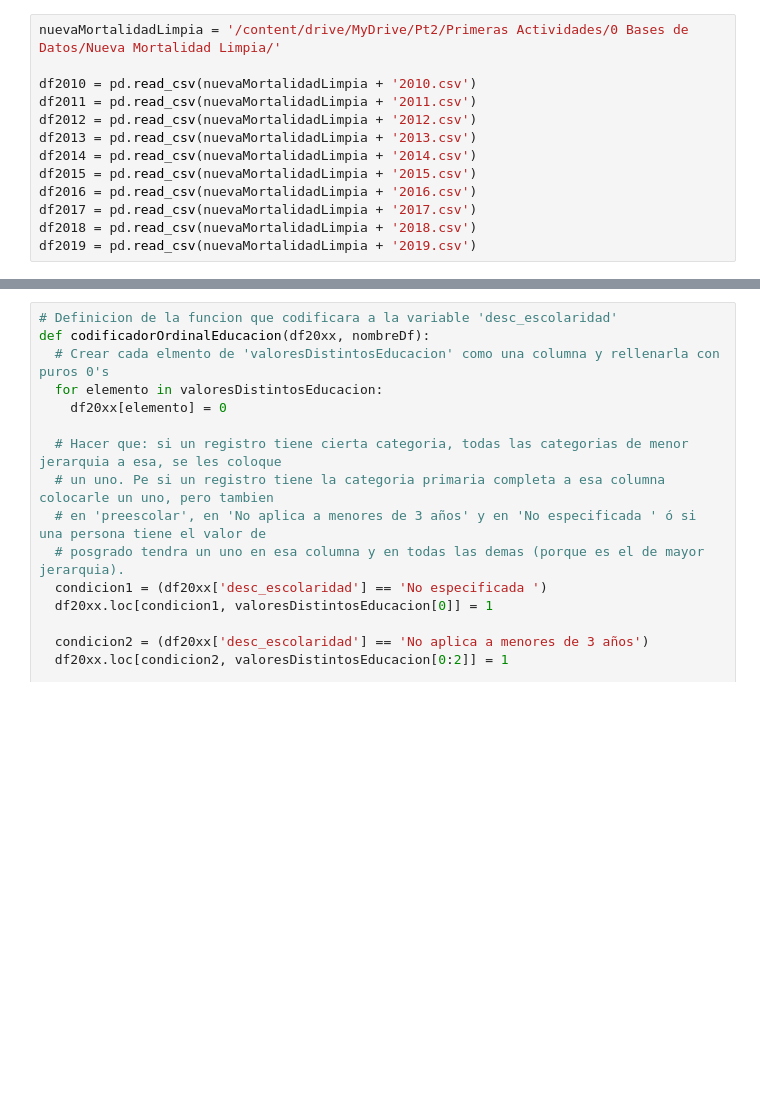
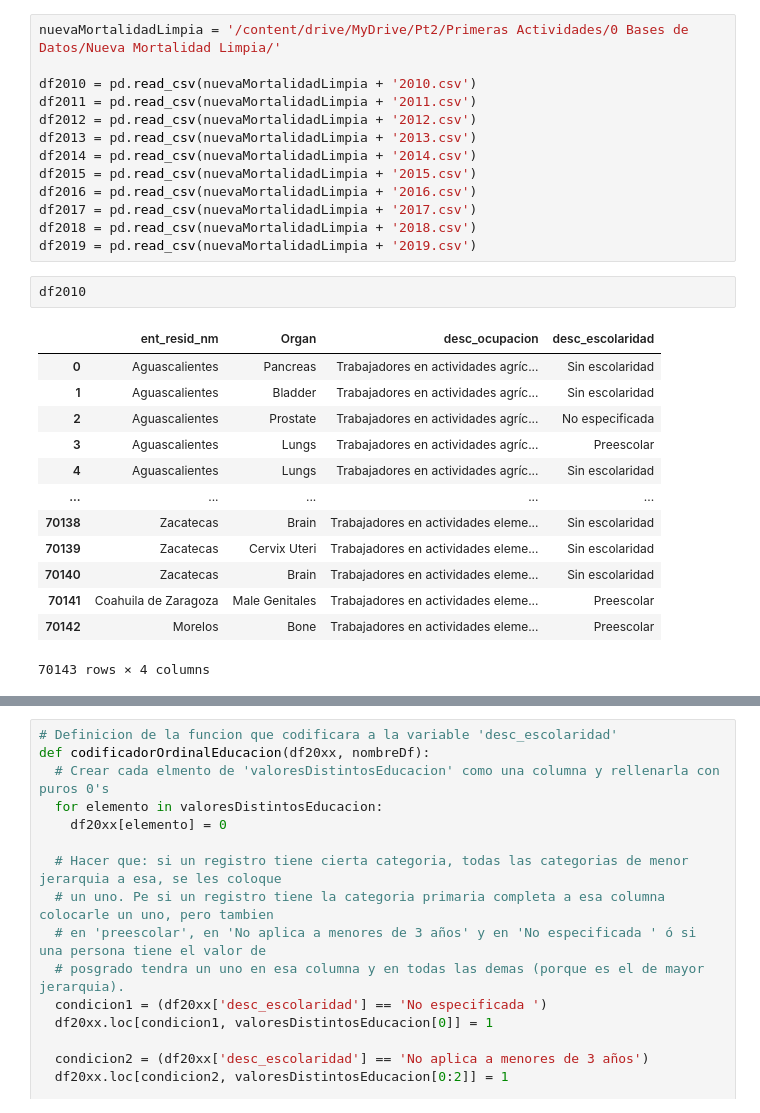
Before and after one commit to aledelorbe/pt2Codigos, a Jupyter notebook: SegundasActividades/Algoritmos.ipynb, the cells around one changed output, grey strips where cells are left out. Drawn from its saved outputs; the diff is of its cells as text; blank space fills up the shorter version.

```diff
--- a/SegundasActividades/Algoritmos.ipynb
+++ b/SegundasActividades/Algoritmos.ipynb
@@ -25,3 +25,19 @@ df2016 = pd.read_csv(nuevaMortalidadLimpia + '2016.csv')
 df2017 = pd.read_csv(nuevaMortalidadLimpia + '2017.csv')
 df2018 = pd.read_csv(nuevaMortalidadLimpia + '2018.csv')
 df2019 = pd.read_csv(nuevaMortalidadLimpia + '2019.csv')
+# %%
+df2010
+# %% [output]
+|  | ent_resid_nm | Organ | desc_ocupacion | desc_escolaridad |
+| 0 | Aguascalientes | Pancreas | Trabajadores en actividades agríc... | Sin escolaridad |
+| 1 | Aguascalientes | Bladder | Trabajadores en actividades agríc... | Sin escolaridad |
+| 2 | Aguascalientes | Prostate | Trabajadores en actividades agríc... | No especificada |
+| 3 | Aguascalientes | Lungs | Trabajadores en actividades agríc... | Preescolar |
+| 4 | Aguascalientes | Lungs | Trabajadores en actividades agríc... | Sin escolaridad |
+| ... | ... | ... | ... | ... |
+| 70138 | Zacatecas | Brain | Trabajadores en actividades eleme... | Sin escolaridad |
+| 70139 | Zacatecas | Cervix Uteri | Trabajadores en actividades eleme... | Sin escolaridad |
+| 70140 | Zacatecas | Brain | Trabajadores en actividades eleme... | Sin escolaridad |
+| 70141 | Coahuila de Zaragoza | Male Genitales | Trabajadores en actividades eleme... | Preescolar |
+| 70142 | Morelos | Bone | Trabajadores en actividades eleme... | Preescolar |
+70143 rows × 4 columns
```
Also changed, not shown: parts of 3 cells of this notebook.
